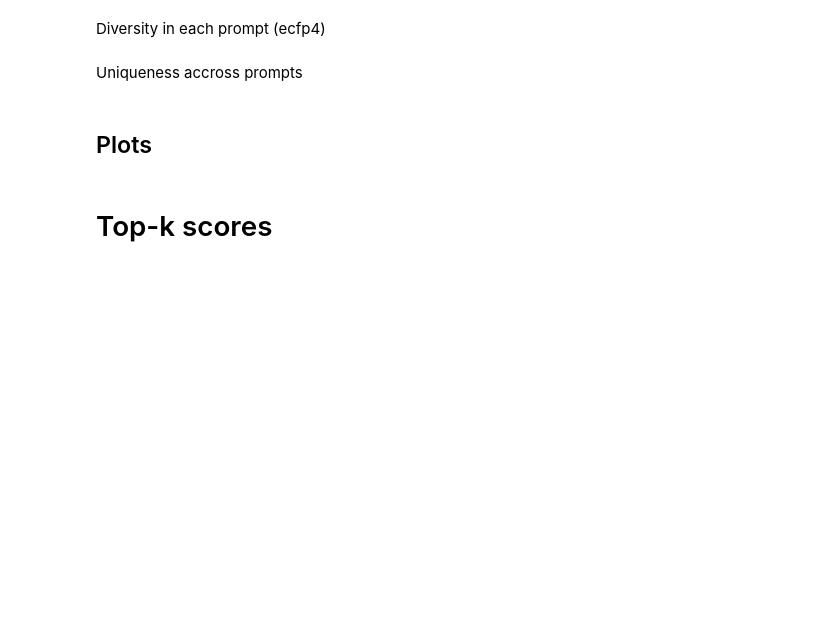
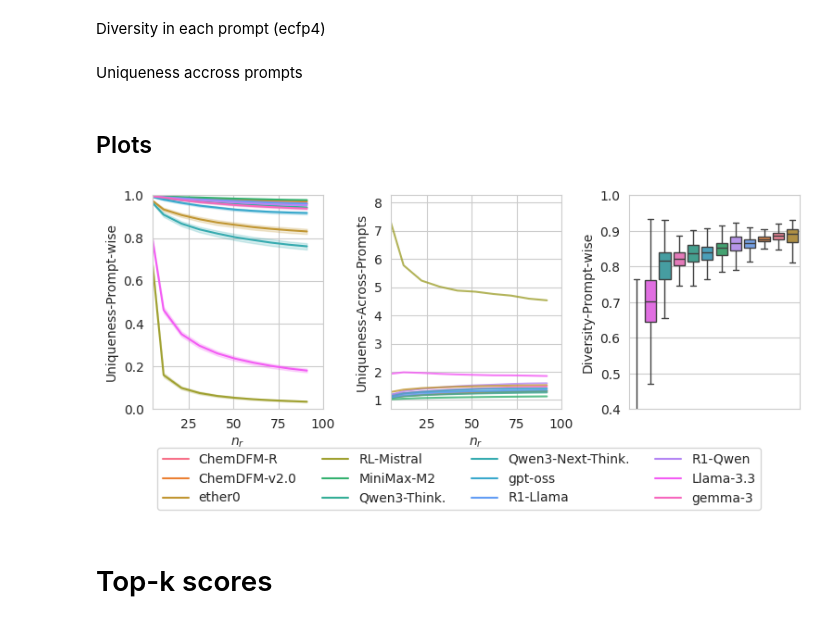
Before and after one commit to Fransou/MolGenDocking, a Jupyter notebook: notebooks/results/MolGenOutput.ipynb, the cells around one changed output. Saved outputs shown, nothing was run; the diff lists cells and outputs as text; code cells hidden in the pictures; blank space fills up the shorter version.

```diff
--- a/notebooks/results/MolGenOutput.ipynb
+++ b/notebooks/results/MolGenOutput.ipynb
@@ -213,18 +243,36 @@ def topk_fn(k):
         return list(np.pad(x, (0, 100), 'constant', constant_values=None)[:k])
     return get_topk
 
-def uniqueness_across_prompts(smiles_lists):
-    smiles_conc = sum(smiles_lists, [])
-    all_smiles = set(smiles_conc)
-    return len(all_smiles) / len(smiles_conc)
+def avg_prompt_occurrence(smiles_lists):
+    n_prompts = len(smiles_lists)
+    if n_prompts == 0:
+        return np.nan
+
+    # Count in how many prompts each SMILES appears
+    smiles_prompt_counts = {}
+    for smiles_list in smiles_lists:
+        # Get unique SMILES in this prompt (avoid counting duplicates within same prompt)
+        unique_in_prompt = set(s for s in smiles_list if s is not None)
+        for smi in unique_in_prompt:
+            smiles_prompt_counts[smi] = smiles_prompt_counts.get(smi, 0) + 1
+
+    if len(smiles_prompt_counts) == 0:
+        return np.nan
+
+    # Calculate the proportion of prompts each SMILES appears in
+    proportions = [count for count in smiles_prompt_counts.values()]
+
+    # Return the average proportion
+    return np.mean(proportions)
 
 for k in tqdm(range(2,101,10)):
     smiles_per_p = df[df.validity == 1].groupby(
         ["Model", "prompt_id"]
     ).smiles.apply(topk_fn(k)).reset_index()
+
     uniqueness_ac_prompts.append(
         smiles_per_p.groupby("Model").smiles.apply(
-            uniqueness_across_prompts
+            avg_prompt_occurrence
         ).reset_index().rename(columns={"smiles":str(k)})
     )
 
@@ -239,31 +287,33 @@ from notebooks.utils import CMAP_MODELS
 # %%
 fig, axes = plt.subplots(1, 3, figsize=(9,3), sharey=False, gridspec_kw={"wspace":0.4})
 
 ax = axes[0]
 sns.lineplot(uniq_df, x="n_rollout", y="value", hue="Model", ax=ax, legend=True, palette=CMAP_MODELS, hue_order=CMAP_MODELS.keys())
 ax.set_ylabel("Uniqueness-Prompt-wise")
 ax.set_xlabel("$n_r$")
 ax.set_ylim(0,1)
 ax.set_xlim(5,100)
 # Move legend below plot
 ax.legend(bbox_to_anchor=(1.8, -.5), loc='lower center', ncols=4)
 
 ax = axes[1]
 sns.lineplot(uniq_ap_df, x="n_rollout", y="value", hue="Model", ax=ax, legend = False, palette=CMAP_MODELS, alpha=0.8)
 ax.set_ylabel("Uniqueness-Across-Prompts")
-ax.set_ylim(0.,1)
+# ax.set_ylim(0.,1)
 ax.set_xlim(5,100)
 ax.set_xlabel("$n_r$")
 
 ax = axes[2]
 x_order = sim_df.groupby("Model")["value"].median().sort_values().index.tolist()
 sns.boxplot(sim_df, x="Model", y="value", hue="Model", ax=ax, legend = False, order=x_order, palette=CMAP_MODELS,fliersize=0)
 ax.set_ylabel("Diversity-Prompt-wise")
 ax.set_xlabel("")
 ax.set_xticklabels([],)
 ax.set(ylim=(0.4,1))
 
 fig.savefig(f"{FIG_PATH}/uniqueness_diversity.pdf", bbox_inches='tight')
+# %% [output]
+[figure, added]
 # %% [markdown]
 # Top-k scores
 # %%
```
Also changed, not shown: parts of 13 cells of this notebook, 5 other files.
